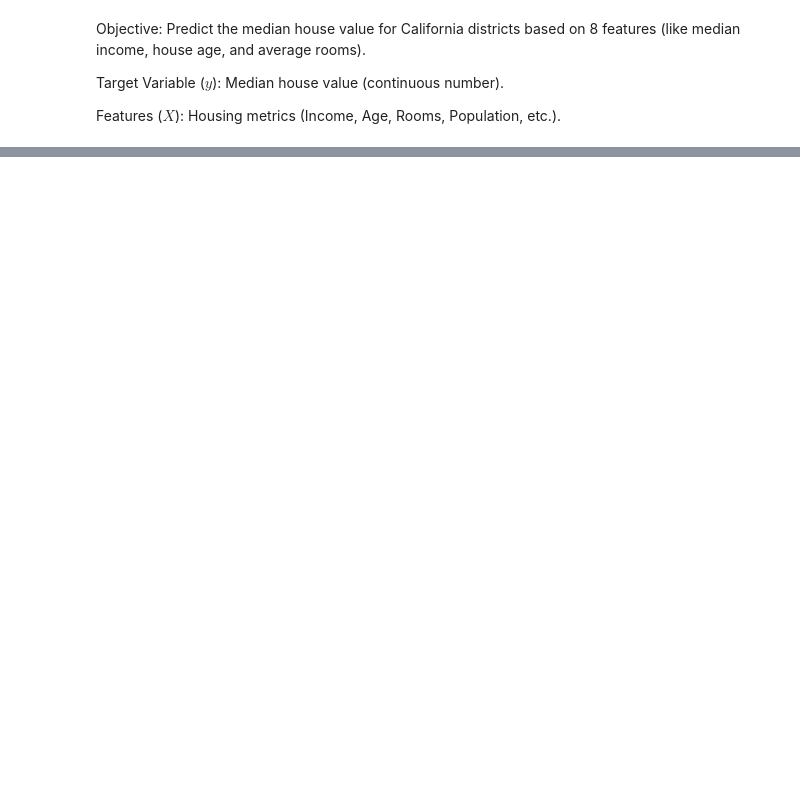
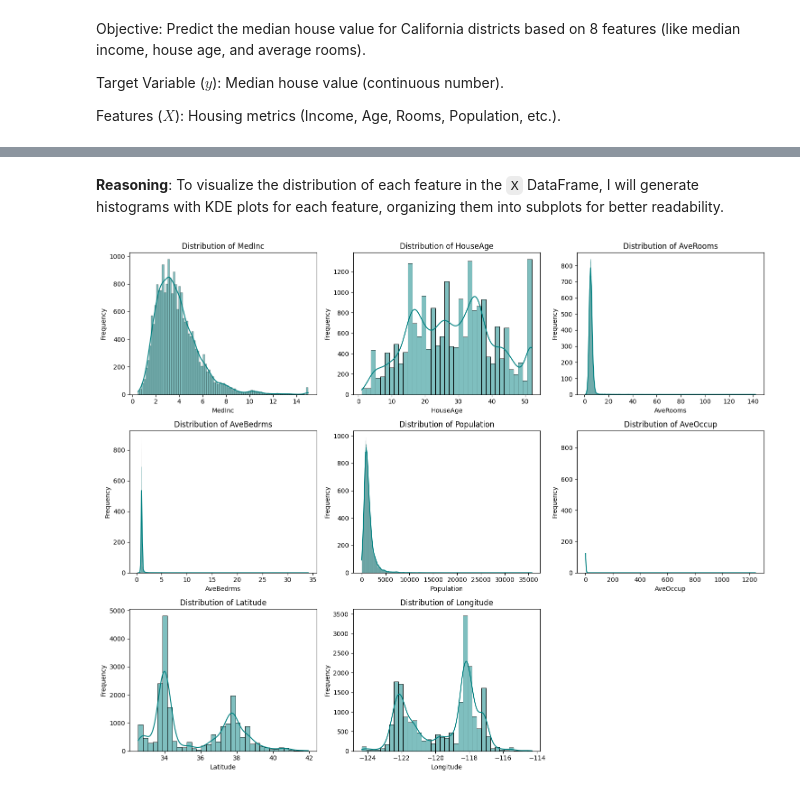
Before and after one commit to rsys-adsingh/Regression, a Jupyter notebook: RegressionAlgo.ipynb, the cells around one changed output, grey strips where cells are left out. Saved outputs shown, nothing was run; the diff lists cells and outputs as text; code cells hidden in the pictures; blank space fills up the shorter version.

```diff
--- a/RegressionAlgo.ipynb
+++ b/RegressionAlgo.ipynb
@@ -24,0 +109,25 @@ y = data.target
+# %% [markdown]
+**Reasoning**:
+To visualize the distribution of each feature in the `X` DataFrame, I will generate histograms with KDE plots for each feature, organizing them into subplots for better readability.
+# %%
+num_features = X.shape[1]
+num_cols = 3  # Number of columns for subplots
+num_rows = (num_features + num_cols - 1) // num_cols # Calculate number of rows needed
+
+fig, axes = plt.subplots(num_rows, num_cols, figsize=(num_cols * 5, num_rows * 4))
+axes = axes.flatten() # Flatten the 2D array of axes for easy iteration
+
+for i, col in enumerate(X.columns):
+    sns.histplot(X[col], kde=True, ax=axes[i], color='teal')
+    axes[i].set_title(f'Distribution of {col}', fontsize=12)
+    axes[i].set_xlabel(col, fontsize=10)
+    axes[i].set_ylabel('Frequency', fontsize=10)
+
+# Hide any unused subplots
+for j in range(i + 1, len(axes)):
+    fig.delaxes(axes[j])
+
+plt.tight_layout()
+plt.show()
+# %% [output]
+[figure, added]
```
Also changed, not shown: parts of 40 cells of this notebook.
